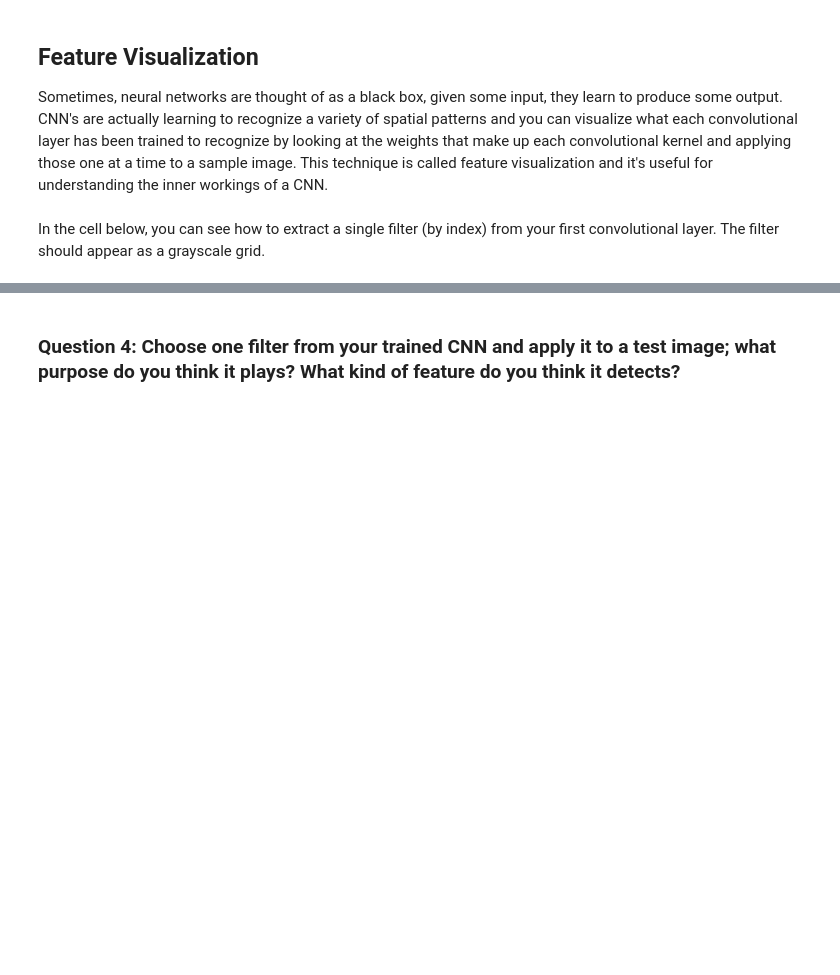
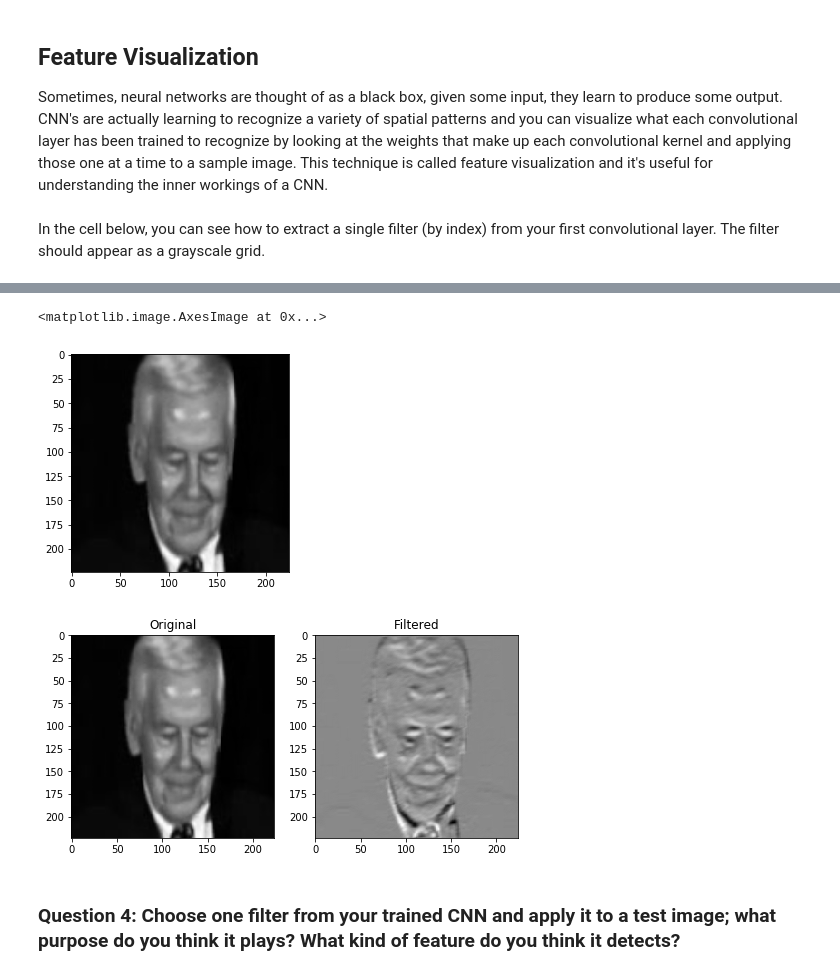
Before and after one commit to SuHamza/CVND_Exercises, a Jupyter notebook: P1_Facial Keypoints Detection/2. Define the Network Architecture.ipynb, the cells around one changed output, grey strips where cells are left out. Cells and saved outputs as stored; diff of their text form; code cells hidden in the pictures; blank space fills up the shorter version.

```diff
--- a/P1_Facial Keypoints Detection/2. Define the Network Architecture.ipynb
+++ b/P1_Facial Keypoints Detection/2. Define the Network Architecture.ipynb
@@ -556,3 +549,35 @@ Next, choose a test image and filter it with one of the convolutional kernels in
+# %%
+##TODO: load in and display any image from the transformed test dataset
+# un-transform the image data
+img = test_images[1].data   # get the image from it's Variable wrapper
+img = img.numpy()   # convert to numpy array from a Tensor
+img = np.transpose(img, (1, 2, 0))   # transpose to go from torch to numpy image
+plt.imshow(np.squeeze(img), cmap='gray')
+
+
+## TODO: Using cv's filter2D function,
+## apply a specific set of filter weights (like the one displayed above) to the test image
+import cv2
+weights1 = net.conv1.weight.data
+
+w = weights1.numpy()
+f_filter = w[0][0]
+
+
+filtered = cv2.filter2D(img, -1, f_filter)
+
+f, (ax1, ax2) = plt.subplots(1, 2, figsize=(8,8))
+
+
+ax1.set_title('Original')
+ax1.imshow(np.squeeze(img), cmap='gray')
+
+ax2.set_title('Filtered')
+ax2.imshow(filtered, cmap='gray')
+# %% [output]
+<matplotlib.image.AxesImage at 0x...>
+[figure, added]
+[figure, added]
 # %% [markdown]
 ### Question 4: Choose one filter from your trained CNN and apply it to a test image; what purpose do you think it plays? What kind of feature do you think it detects?
 # %% [markdown]
```
Also changed, not shown: parts of 8 cells of this notebook, 1 other file.
